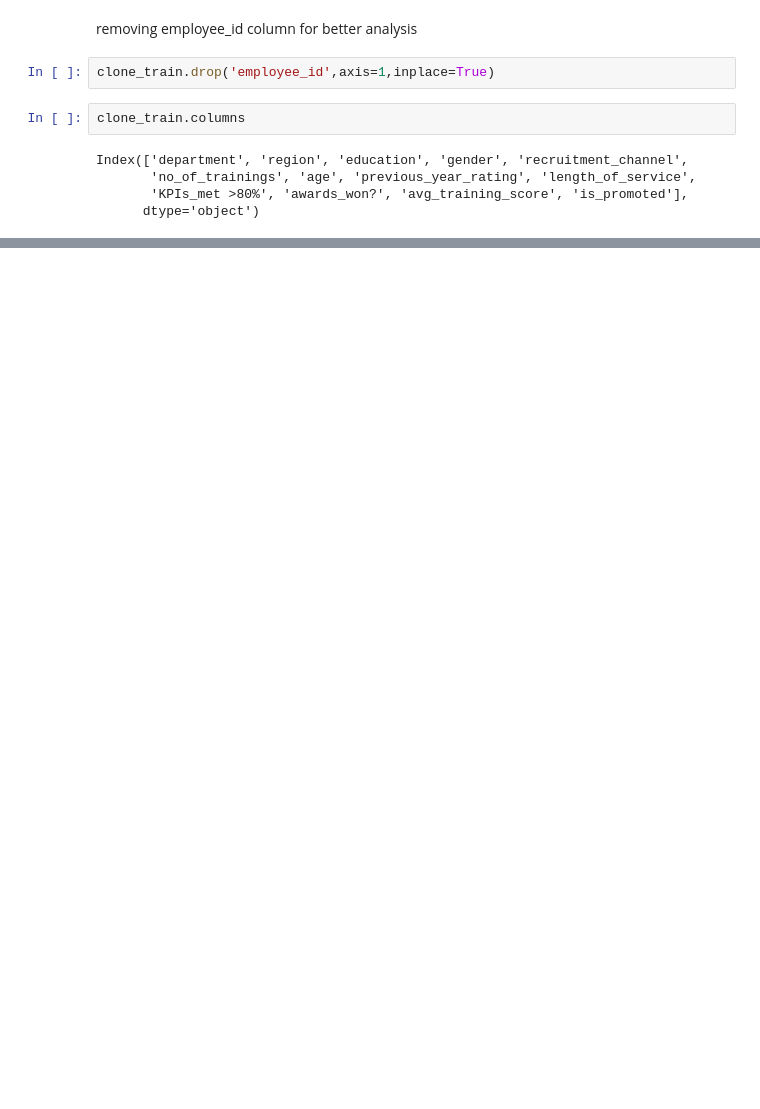
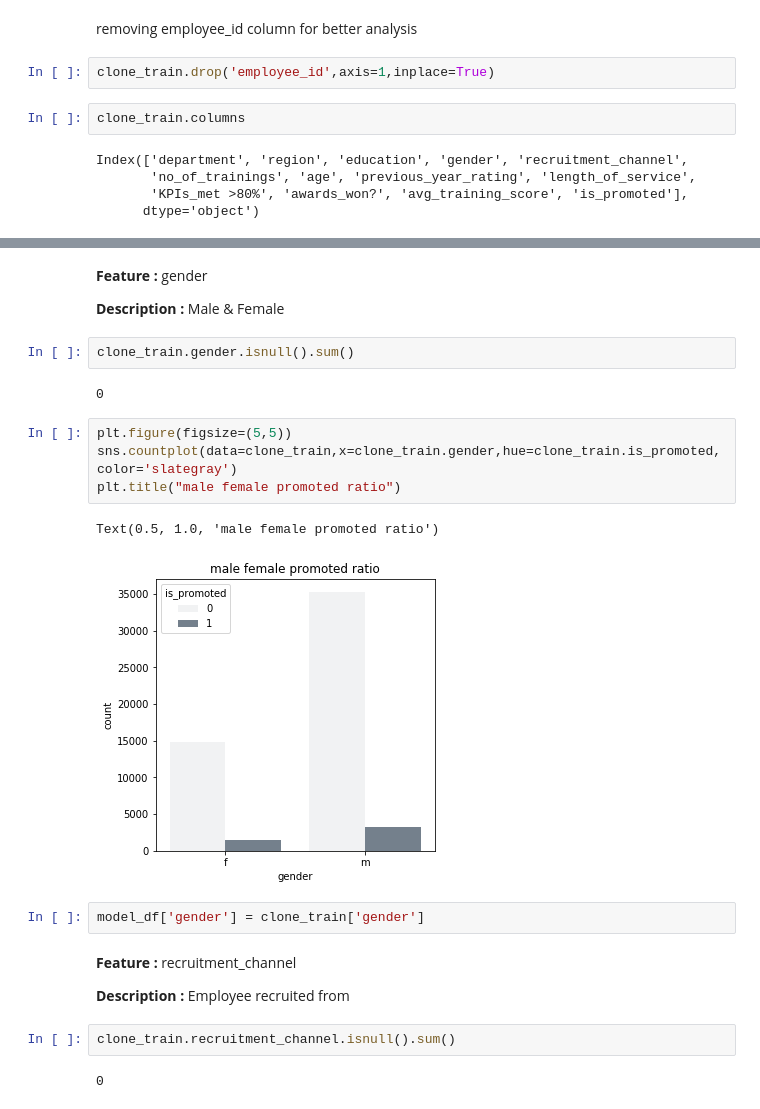
Before and after one commit to warriorgithub/datascience, a Jupyter notebook: compitions/analytical_vidhya/HR_Analytics/HR_analytics.ipynb, the cells around one changed output, grey strips where cells are left out. Saved outputs shown, nothing was run; the diff lists cells and outputs as text; blank space fills up the shorter version.

```diff
--- a/compitions/analytical_vidhya/HR_Analytics/HR_analytics.ipynb
+++ b/compitions/analytical_vidhya/HR_Analytics/HR_analytics.ipynb
@@ -123,0 +194,25 @@ department
+# %% [markdown]
+<b> Feature :</b> gender
+
+<b>Description :</b> Male & Female
+# %%
+clone_train.gender.isnull().sum()
+# %% [output]
+0
+# %%
+plt.figure(figsize=(5,5))
+sns.countplot(data=clone_train,x=clone_train.gender,hue=clone_train.is_promoted,color='slategray')
+plt.title("male female promoted ratio")
+# %% [output]
+Text(0.5, 1.0, 'male female promoted ratio')
+[figure, added]
+# %%
+model_df['gender'] = clone_train['gender']
+# %% [markdown]
+<b> Feature :</b> recruitment_channel
+
+<b>Description :</b> Employee recruited from
+# %%
+clone_train.recruitment_channel.isnull().sum()
+# %% [output]
+0
```
Also changed, not shown: parts of 70 cells of this notebook.
